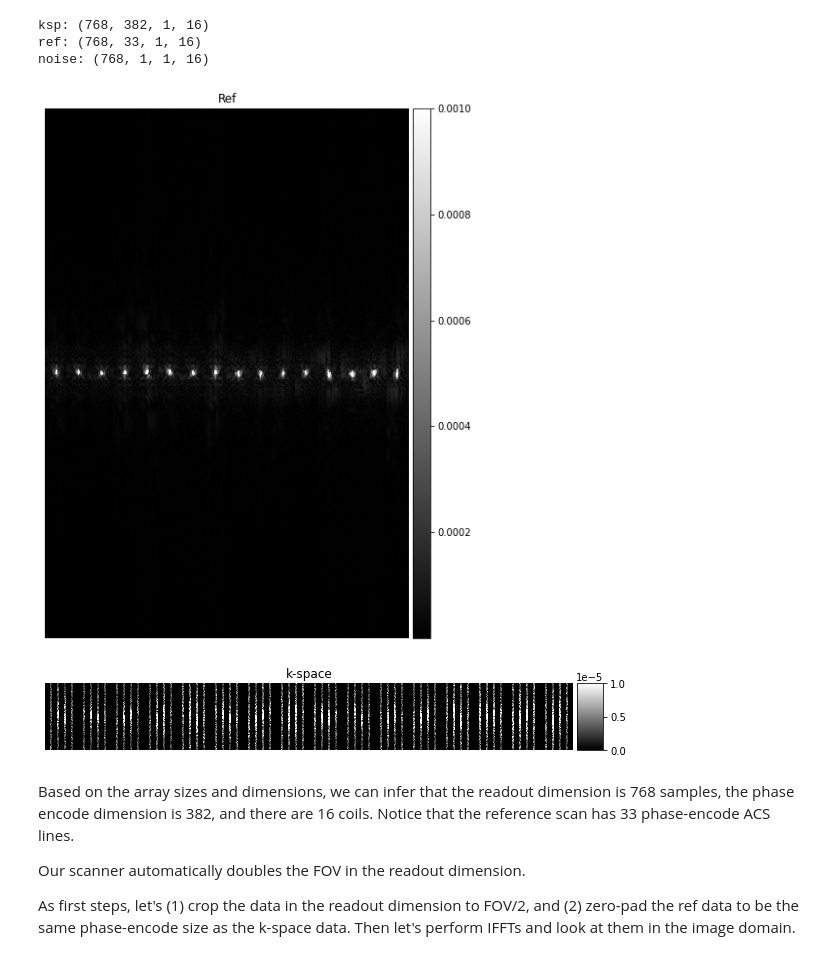
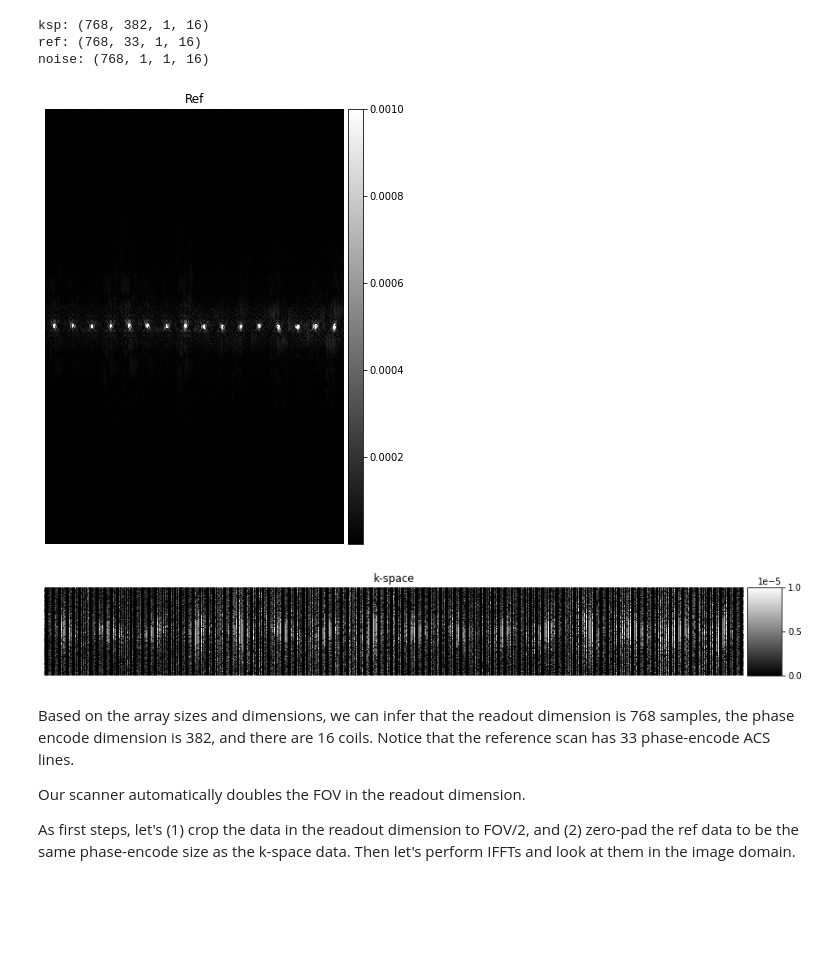
Before and after one commit to mrirecon/bart-workshop, a Jupyter notebook: mri_together_2023/bart_mritogether_2023.ipynb, the cells around one changed output. Saved outputs shown, nothing was run; the diff lists cells and outputs as text; code cells hidden in the pictures; blank space fills up the shorter version.

```diff
--- a/mri_together_2023/bart_mritogether_2023.ipynb
+++ b/mri_together_2023/bart_mritogether_2023.ipynb
@@ -628,11 +630,11 @@ ksp: (768, 382, 1, 16)
 ref: (768, 33, 1, 16)
 noise: (768, 1, 1, 16)
 # %%
-bart_plot(unravel(ref), title='Ref', vmax=.001)
-bart_plot(unravel(ksp), title='k-space', vmax=.00001)
+bart_plot(unravel(ref), title='Ref', vmax=.001, fsize=8)
+bart_plot(unravel(ksp), title='k-space', vmax=.00001, fsize=15)
 # %% [output]
-[figure, old version]
+[figure, new version]
-[figure, old version]
+[figure, new version]
 # %% [markdown]
 Based on the array sizes and dimensions, we can infer that the readout dimension is 768 samples, the phase encode dimension is 382, and there are 16 coils. Notice that the reference scan has 33 phase-encode ACS lines.
 
```
Also changed, not shown: parts of 18 cells of this notebook.
